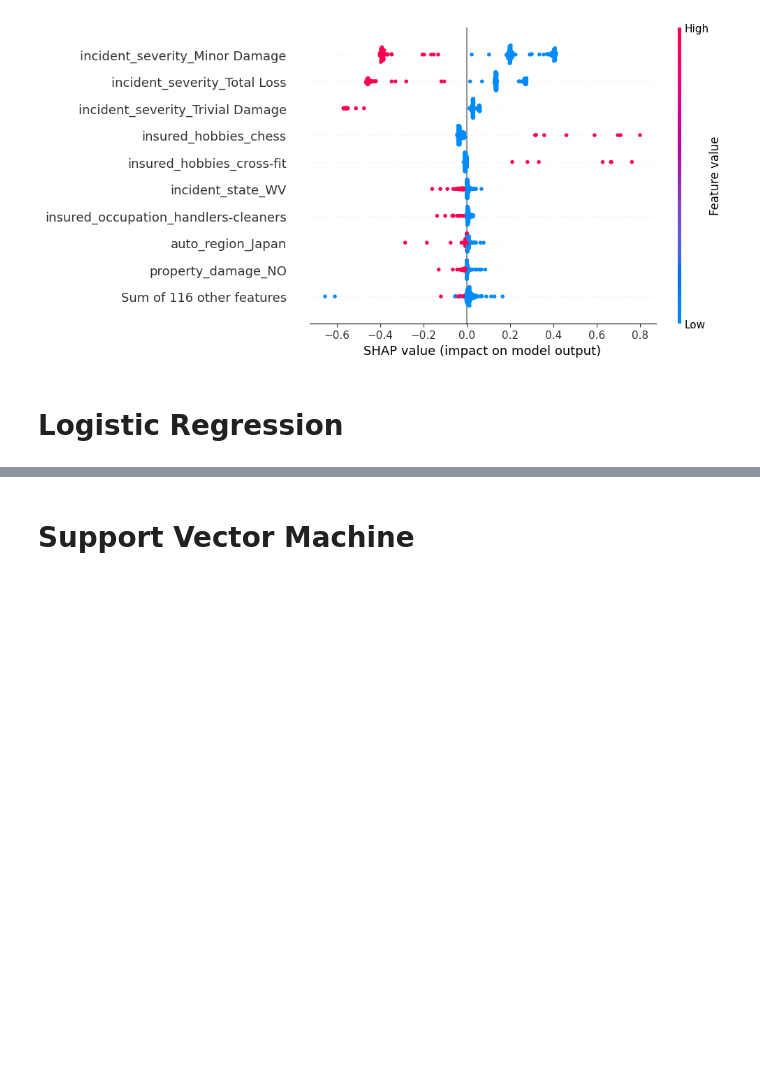
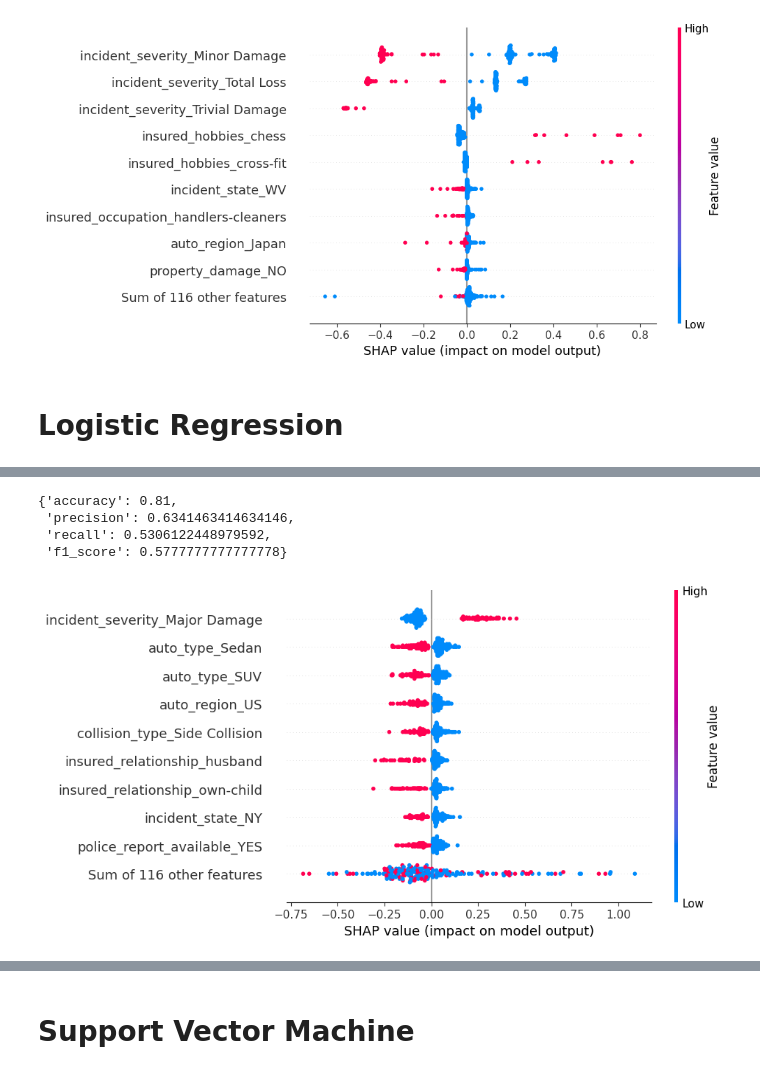
Before and after one commit to kevinchs0808/DSA4263-Project, a Jupyter notebook: main.ipynb, the cells around one changed output, grey strips where cells are left out. Drawn from its saved outputs; the diff is of its cells as text; code cells hidden in the pictures; blank space fills up the shorter version.

```diff
--- a/main.ipynb
+++ b/main.ipynb
@@ -790,0 +851,12 @@ X_train_lr, X_test_lr, y_train_lr, y_test_lr = preprocessing.preprocess_pipeline
+# %%
+lr_model.train_predict()
+lr_model.evaluate()
+# %% [output]
+{'accuracy': 0.81,
+ 'precision': 0.6341463414634146,
+ 'recall': 0.5306122448979592,
+ 'f1_score': 0.5777777777777778}
+# %%
+lr_model.shap_explanation()
+# %% [output]
+[figure, added]
```
Also changed, not shown: parts of 36 cells of this notebook, 1 other file.
